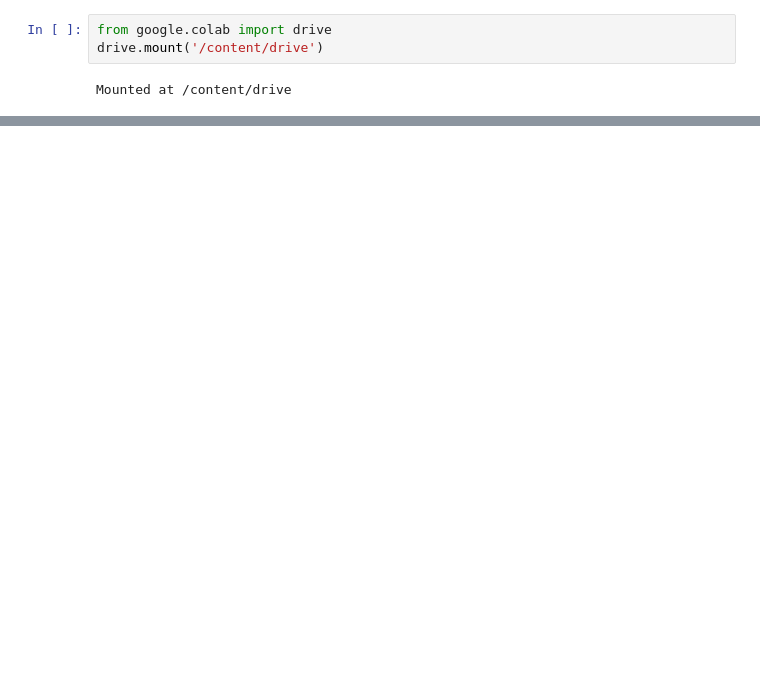
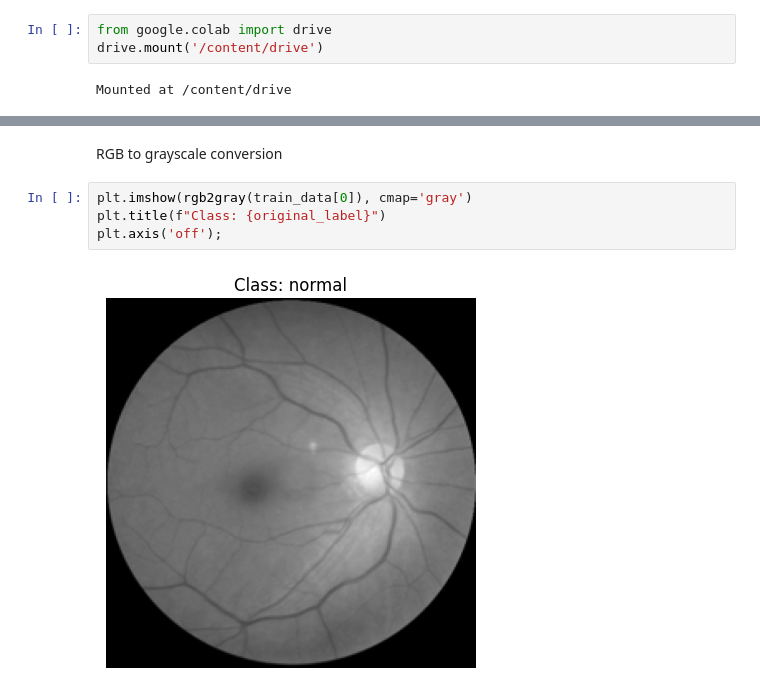
Before and after one commit to michni00/Image-Classification, a Jupyter notebook: Image_Classification.ipynb, the cells around one changed output, grey strips where cells are left out. Drawn from its saved outputs; the diff is of its cells as text; blank space fills up the shorter version.

Commit message:
added grayscale and listed future feature extraction methods

```diff
--- a/Image_Classification.ipynb
+++ b/Image_Classification.ipynb
@@ -46,0 +54,8 @@ plt.axis('off');
+# %% [markdown]
+RGB to grayscale conversion
+# %%
+plt.imshow(rgb2gray(train_data[0]), cmap='gray')
+plt.title(f"Class: {original_label}")
+plt.axis('off');
+# %% [output]
+[figure, added]
```
Also changed, not shown: parts of 13 cells of this notebook.
